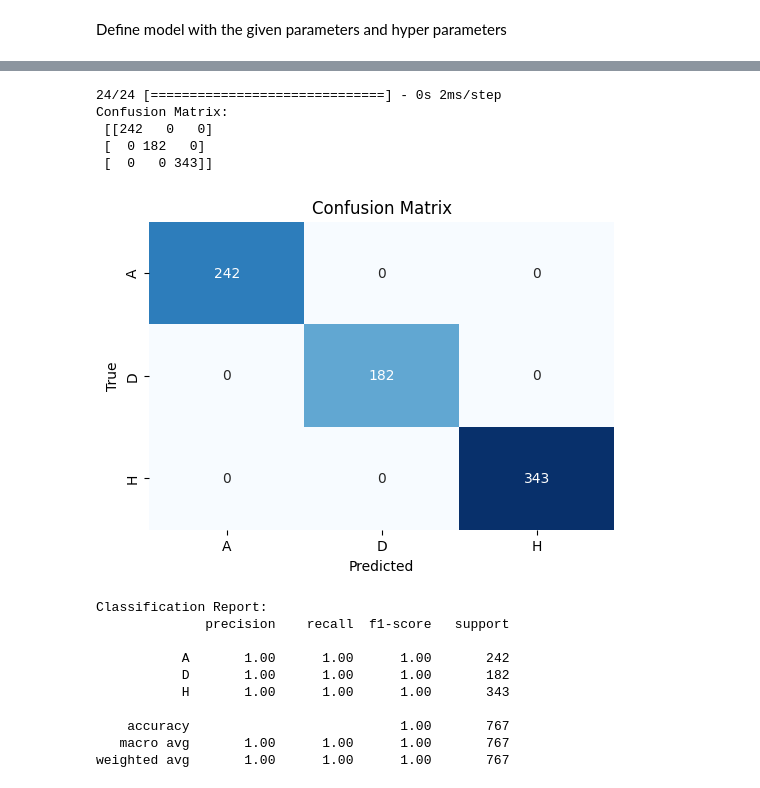
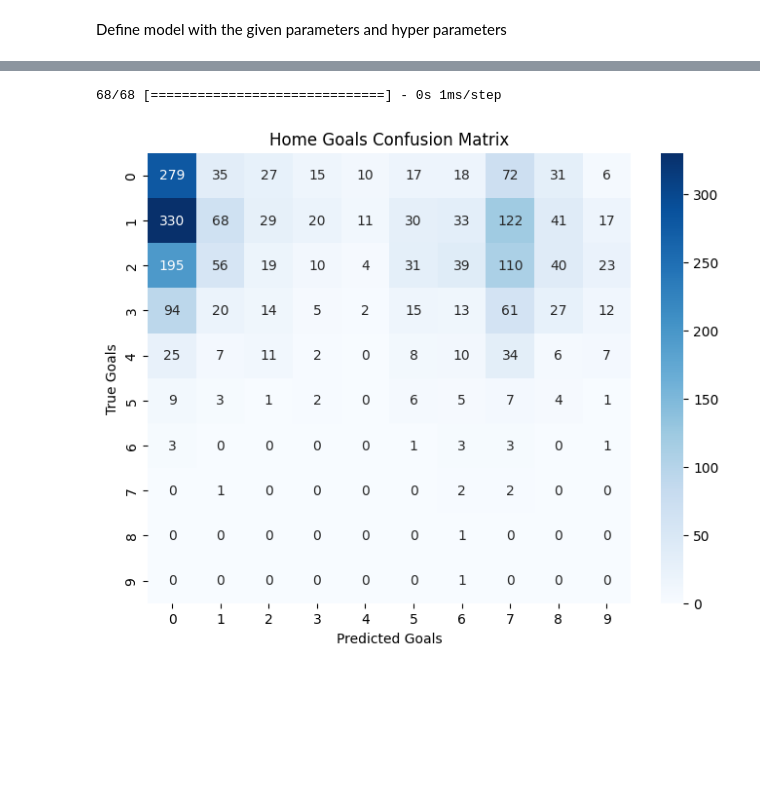
Before and after one commit to Mandchouno/PL-prediction, a Jupyter notebook: PL-Classifier/FFNN_results_pred.ipynb, the cells around one changed output, grey strips where cells are left out. Drawn from its saved outputs; the diff is of its cells as text; code cells hidden in the pictures; blank space fills up the shorter version.

Commit message:
Prediction of homw goals produces a low accuracy

```diff
--- a/PL-Classifier/FFNN_results_pred.ipynb
+++ b/PL-Classifier/FFNN_results_pred.ipynb
@@ -140,12 +199,22 @@ _________________________________________________________________
 # %%
-epochs = 30
-batch_size = 32
+# epochs = 30
+# batch_size = 32
+
+# history = model.fit(
+#     X_train, y_train,
+#     validation_data=(X_test, y_test),
+#     epochs=epochs,
+#     batch_size=batch_size,
+#     verbose=1
+# )
 
 history = model.fit(
     X_train, y_train,
     validation_data=(X_test, y_test),
-    epochs=epochs,
-    batch_size=batch_size,
+    epochs=100,  # Increase epochs since we have early stopping
+    batch_size=32,
+    class_weight=class_weight_dict,
+    callbacks=[early_stopping, reduce_lr],
     verbose=1
 )
 # %% [output]
@@ -206,36 +275,34 @@ Test Accuracy: 100.00%
 # %%
-y_pred_probs = model.predict(X_test)
-y_pred = np.argmax(y_pred_probs, axis=1)
+# y_pred_probs = model.predict(X_test)
+# y_pred = np.argmax(y_pred_probs, axis=1)
 
-cm = confusion_matrix(y_test, y_pred)
-print("Confusion Matrix:\n", cm)
+# cm = confusion_matrix(y_test, y_pred)
+# print("Confusion Matrix:\n", cm)
 
-# For better visual clarity:
-plt.figure(figsize=(6, 4))
-sns.heatmap(cm, annot=True, fmt="d", cmap="Blues", cbar=False,
-            xticklabels=label_encoder.classes_, yticklabels=label_encoder.classes_)
-plt.title("Confusion Matrix")
-plt.xlabel("Predicted")
-plt.ylabel("True")
+# # For better visual clarity:
+# plt.figure(figsize=(6, 4))
+# sns.heatmap(cm, annot=True, fmt="d", cmap="Blues", cbar=False,
+#             xticklabels=label_encoder.classes_, yticklabels=label_encoder.classes_)
+# plt.title("Confusion Matrix")
+# plt.xlabel("Predicted")
+# plt.ylabel("True")
+# plt.show()
+
+y_home = df['HomeGoals'].values  # Regression task
+
+y_pred = model.predict(X_test)
+y_pred_classes = np.argmax(y_pred, axis=1)  # For classification
+
+cm = confusion_matrix(y_test, y_pred_classes)
+
+plt.figure(figsize=(8, 6))
+sns.heatmap(cm, annot=True, fmt="d", cmap="Blues",
+            xticklabels=sorted(np.unique(y_home)),
+            yticklabels=sorted(np.unique(y_home)))
+plt.title("Home Goals Confusion Matrix")
+plt.xlabel("Predicted Goals")
+plt.ylabel("True Goals")
 plt.show()
 # %% [output]
-24/24 [==============================] - 0s 2ms/step
-Confusion Matrix:
- [[242   0   0]
- [  0 182   0]
- [  0   0 343]]
+68/68 [==============================] - 0s 1ms/step
-[figure, old version]
+[figure, new version]
-# %%
-print("Classification Report:")
-print(classification_report(y_test, y_pred, target_names=label_encoder.classes_))
-# %% [output]
-Classification Report:
-              precision    recall  f1-score   support
-
-           A       1.00      1.00      1.00       242
-           D       1.00      1.00      1.00       182
-           H       1.00      1.00      1.00       343
-
-    accuracy                           1.00       767
-   macro avg       1.00      1.00      1.00       767
-weighted avg       1.00      1.00      1.00       767
```
Also changed, not shown: parts of 13 cells of this notebook.
